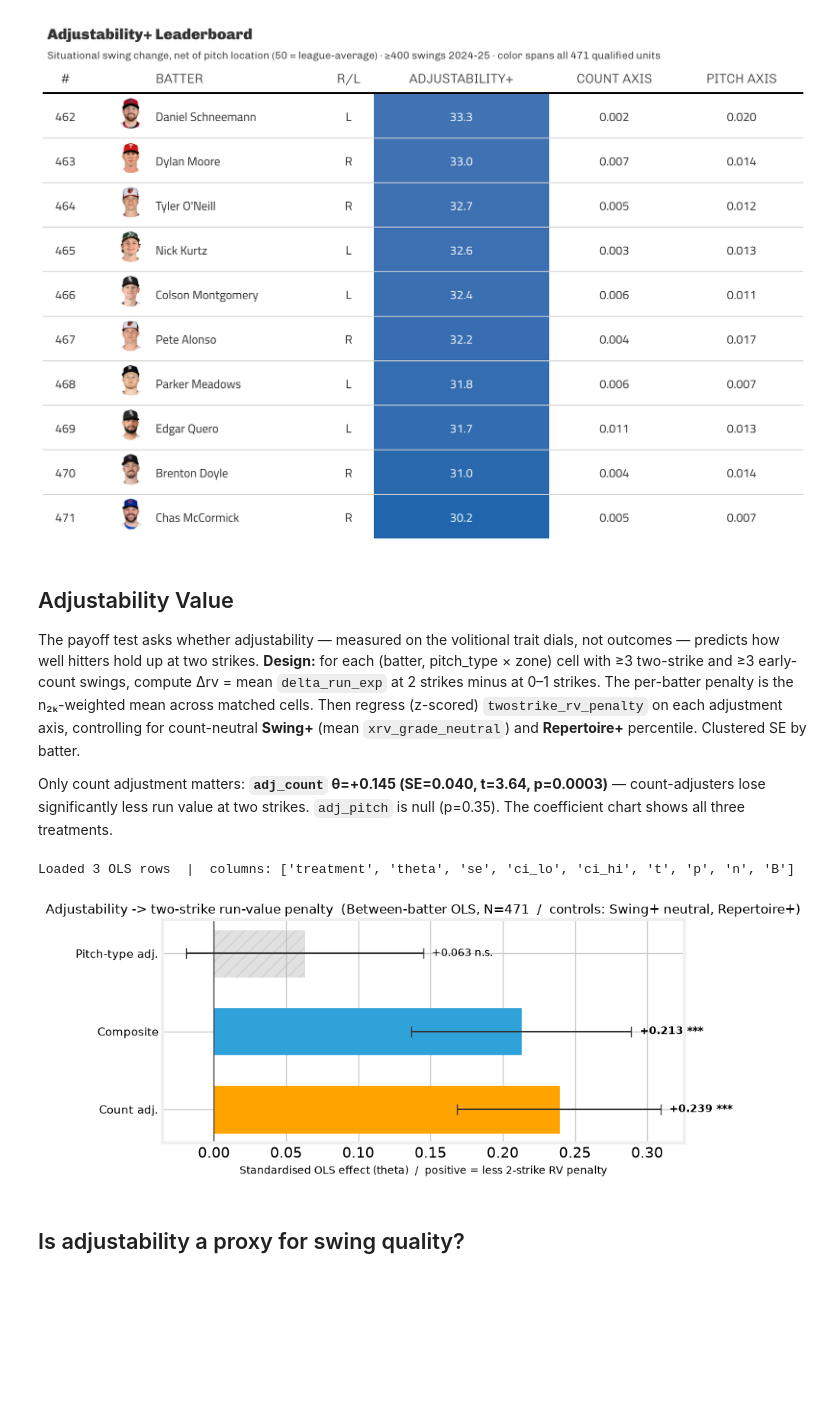
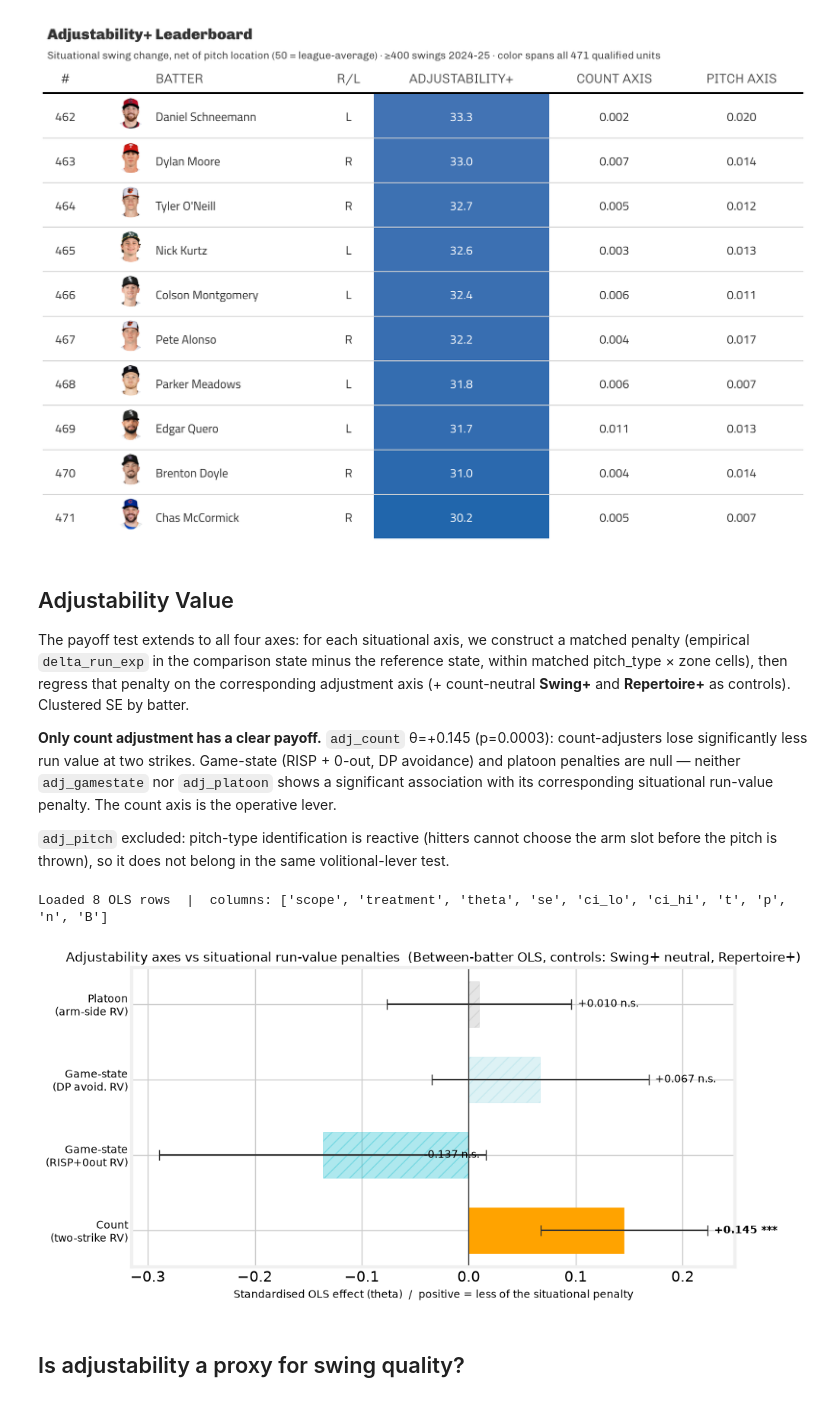
Before and after one commit to theoauyeung/swing_repetoire, a Jupyter notebook: src/adjustability_results.ipynb, the cells around one changed output. Cells and saved outputs as stored; diff of their text form; code cells hidden in the pictures; blank space fills up the shorter version.

```diff
--- a/src/adjustability_results.ipynb
+++ b/src/adjustability_results.ipynb
@@ -126,12 +126,14 @@ for png in ['adjustability_leaderboard_gt.png', 'adjustability_bottom_gt.png']:
 # %% [markdown]
 ## Adjustability Value
 
-The payoff test asks whether adjustability — measured on the volitional trait dials, not outcomes — predicts how well hitters hold up at two strikes. **Design:** for each (batter, pitch_type × zone) cell with ≥3 two-strike and ≥3 early-count swings, compute Δrv = mean `delta_run_exp` at 2 strikes minus at 0–1 strikes. The per-batter penalty is the n₂ₖ-weighted mean across matched cells. Then regress (z-scored) `twostrike_rv_penalty` on each adjustment axis, controlling for count-neutral **Swing+** (mean `xrv_grade_neutral`) and **Repertoire+** percentile. Clustered SE by batter.
+The payoff test extends to all four axes: for each situational axis, we construct a matched penalty (empirical `delta_run_exp` in the comparison state minus the reference state, within matched pitch_type × zone cells), then regress that penalty on the corresponding adjustment axis (+ count-neutral **Swing+** and **Repertoire+** as controls). Clustered SE by batter.
 
-Only count adjustment matters: **`adj_count` θ=+0.145 (SE=0.040, t=3.64, p=0.0003)** — count-adjusters lose significantly less run value at two strikes. `adj_pitch` is null (p=0.35). The coefficient chart shows all three treatments.
+**Only count adjustment has a clear payoff.** `adj_count` θ=+0.145 (p=0.0003): count-adjusters lose significantly less run value at two strikes. Game-state (RISP + 0-out, DP avoidance) and platoon penalties are null — neither `adj_gamestate` nor `adj_platoon` shows a significant association with its corresponding situational run-value penalty. The count axis is the operative lever.
+
+`adj_pitch` excluded: pitch-type identification is reactive (hitters cannot choose the arm slot before the pitch is thrown), so it does not belong in the same volitional-lever test.
 # %%
-# Between-batter OLS payoff — adjustability axes vs two-strike run-value penalty.
-# Reads results/adjustability_value.md (written by src/adjustability_value.py).
+# Multi-axis OLS: each axis vs its situational penalty (primary treatment per scope).
+# Reads results/adjustability_value.md.
 import numpy as np
 import matplotlib.pyplot as plt
 
@@ -154,51 +156,61 @@ def load_ols():
     return df
 
 
 def stars(pv):
     return "***" if pv < 0.001 else "**" if pv < 0.01 else "*" if pv < 0.05 else "n.s."
 
 
-TREAT_ORDER = [
-    ("Count adjustability (adj_count)",      "adj_count",     "Count adj.",      "#FFA300"),
-    ("Composite adjustability",              "adjustability", "Composite",       "#30a2da"),
-    ("Pitch-type adjustability (adj_pitch)", "adj_pitch",     "Pitch-type adj.", "#b6b6b6"),
+# One row per scope: primary axis treatment (not composite)
+SCOPE_SPEC = [
+    ("Two-strike",           "Count adjustment (adj_count)",       "Count\n(two-strike RV)",    "#FFA300"),
+    ("RISP + 0-out",         "Game-state adj. (adj_gamestate)",    "Game-state\n(RISP+0out RV)", "#17becf"),
+    ("DP avoidance (1B+<2)", "Game-state adj. (adj_gamestate)",    "Game-state\n(DP avoid. RV)", "#9edae5"),
+    ("Arm-side (same-hand)", "Platoon adj. (adj_platoon)",         "Platoon\n(arm-side RV)",     "#b6b6b6"),
 ]
 
 ols_res = load_ols()
 print(f"Loaded {len(ols_res)} OLS rows  |  columns: {ols_res.columns.tolist()}")
 
+# primary treatment label = whatever is in 'treatment' that isn't 'composite adjustability'
+primary_rows = ols_res[ols_res["treatment"] != "composite adjustability"].copy()
+
 with plt.style.context(FT):
-    fig, ax = plt.subplots(figsize=(9, 4))
-    for y, (label, key, nice, col) in enumerate(TREAT_ORDER):
-        row = ols_res[ols_res["treatment"] == label]
+    fig, ax = plt.subplots(figsize=(10, 5))
+    for y, (scope, treat_label, nice, col) in enumerate(SCOPE_SPEC):
+        row = primary_rows[primary_rows["scope"] == scope]
         if row.empty:
-            print(f"  missing: {label}")
+            print(f"  missing: scope={scope}")
             continue
         b  = float(row.iloc[0]["theta"])
         se = float(row.iloc[0]["se"])
         pv = float(row.iloc[0]["p"])
         sig = pv < 0.05
-        ax.barh(y, b, height=0.6, color=col, alpha=1.0 if sig else 0.4,
+        ax.barh(y, b, height=0.6, color=col, alpha=1.0 if sig else 0.35,
                 edgecolor=col, hatch=None if sig else "//")
         ax.errorbar(b, y, xerr=1.96 * se, color="#333", lw=1.5, capsize=5, zorder=3)
-        lx = b + 1.96 * se + 0.006
-        ax.text(lx, y, f"{b:+.3f} {stars(pv)}", va="center", ha="left", fontsize=10,
+        label_x = max(b + 1.96 * se, b - 1.96 * se)
+        offset = 0.006 if b >= 0 else -0.006
+        ha = "left" if b >= 0 else "right"
+        ax.text(label_x + offset, y, f"{b:+.3f} {stars(pv)}",
+                va="center", ha=ha, fontsize=10,
                 fontweight="bold" if sig else "normal")
     ax.axvline(0, color="#333", lw=1)
-    ax.set_yticks(range(len(TREAT_ORDER)))
-    ax.set_yticklabels([t[2] for t in TREAT_ORDER], fontsize=11)
-    ax.set_xlabel("Standardised OLS effect (theta)  /  positive = less 2-strike RV penalty", fontsize=10)
+    ax.set_yticks(range(len(SCOPE_SPEC)))
+    ax.set_yticklabels([s[2] for s in SCOPE_SPEC], fontsize=10)
+    ax.set_xlabel(
+        "Standardised OLS effect (theta)  /  positive = less of the situational penalty",
+        fontsize=10)
     ax.set_title(
-        "Adjustability -> two-strike run-value penalty  "
-        "(Between-batter OLS, N=471  /  controls: Swing+ neutral, Repertoire+)",
+        "Adjustability axes vs situational run-value penalties  "
+        "(Between-batter OLS, controls: Swing+ neutral, Repertoire+)",
         fontsize=12,
     )
     fig.tight_layout()
     fig.savefig(plot_path("adjustability_payoff_coeffs.png"), dpi=130)
     plt.show()
 # %% [output]
-Loaded 3 OLS rows  |  columns: ['treatment', 'theta', 'se', 'ci_lo', 'ci_hi', 't', 'p', 'n', 'B']
+Loaded 8 OLS rows  |  columns: ['scope', 'treatment', 'theta', 'se', 'ci_lo', 'ci_hi', 't', 'p', 'n', 'B']
-[figure, old version]
+[figure, new version]
 # %% [markdown]
 ## Is adjustability a proxy for swing quality?
 # %%
```
Also changed, not shown: 4 other files.
